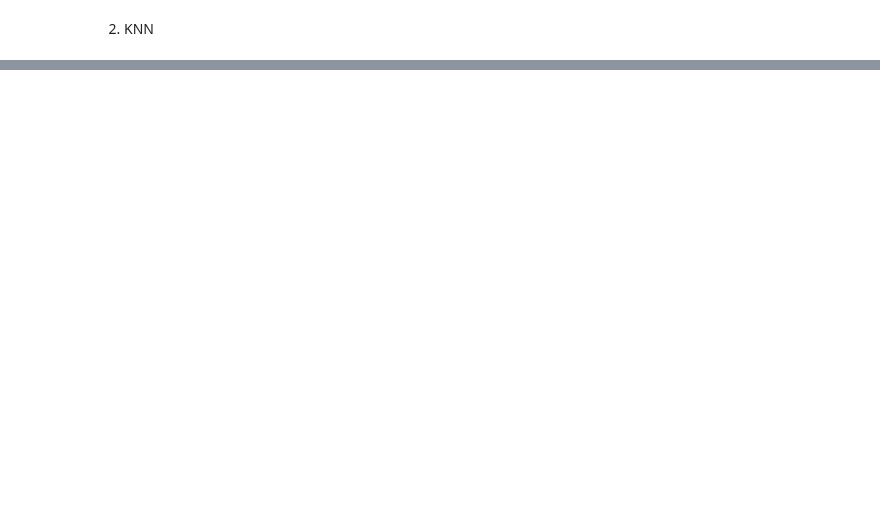
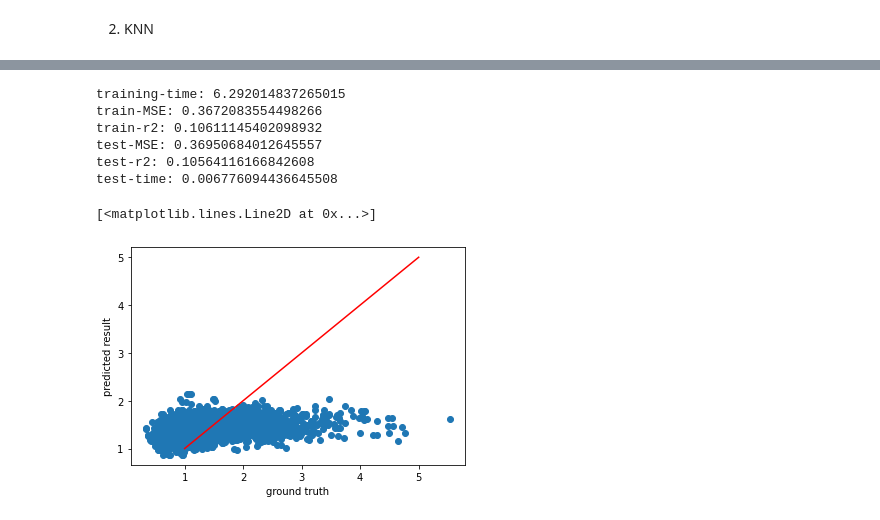
Before and after one commit to tjboise/RNN, a Jupyter notebook: model/other models.ipynb, the cells around one changed output, grey strips where cells are left out. Cells and saved outputs as stored; diff of their text form; code cells hidden in the pictures; blank space fills up the shorter version.

```diff
--- a/model/other models.ipynb
+++ b/model/other models.ipynb
@@ -231,0 +235,42 @@ test-time: 0.01021122932434082
+# %%
+
+from sklearn.neural_network import MLPRegressor
+mlp_pipe = Pipeline([
+    ('columns', ColumnTransformer([
+        ('AADT',MinMaxScaler(),['AADT']),
+        ('Crack',MinMaxScaler(),['crack']),
+        ('time',MinMaxScaler(),['construction_time'])
+    ])),
+    ('model', MLPRegressor(hidden_layer_sizes=(50, 50,50,50,50,50), activation='relu', solver='adam', max_iter=200000,learning_rate_init=0.00001))
+])
+start_time = time.time()
+mlp_pipe.fit(train_x,train_y)
+end_time = time.time()
+print('training-time:',end_time - start_time)
+print('train-MSE:',mean_squared_error(train_y,mlp_pipe.predict(train_x)))
+print('train-r2:',r2_score(train_y,mlp_pipe.predict(train_x)))
+print('test-MSE:',mean_squared_error(test_y,mlp_pipe.predict(test_x)))
+print('test-r2:',r2_score(test_y,mlp_pipe.predict(test_x)))
+
+start_time1 = time.time()
+mlp_pipe.predict(test_x)
+end_time1 = time.time()
+
+print('test-time:',end_time1 - start_time1)
+
+plt.scatter(test_y,mlp_pipe.predict(test_x))
+plt.xlabel('ground truth')
+plt.ylabel('predicted result')
+x = [1, 5]  # Choose the range of x values
+y = [1, 5]  # Compute the corresponding y values (same as x)
+
+plt.plot(x,y,color='red', linestyle='-', label='y = x')
+# %% [output]
+training-time: 6.292014837265015
+train-MSE: 0.3672083554498266
+train-r2: 0.10611145402098932
+test-MSE: 0.36950684012645557
+test-r2: 0.10564116166842608
+test-time: 0.006776094436645508
+[<matplotlib.lines.Line2D at 0x...>]
+[figure, added]
```
Also changed, not shown: parts of 9 cells of this notebook, 6 other files.
